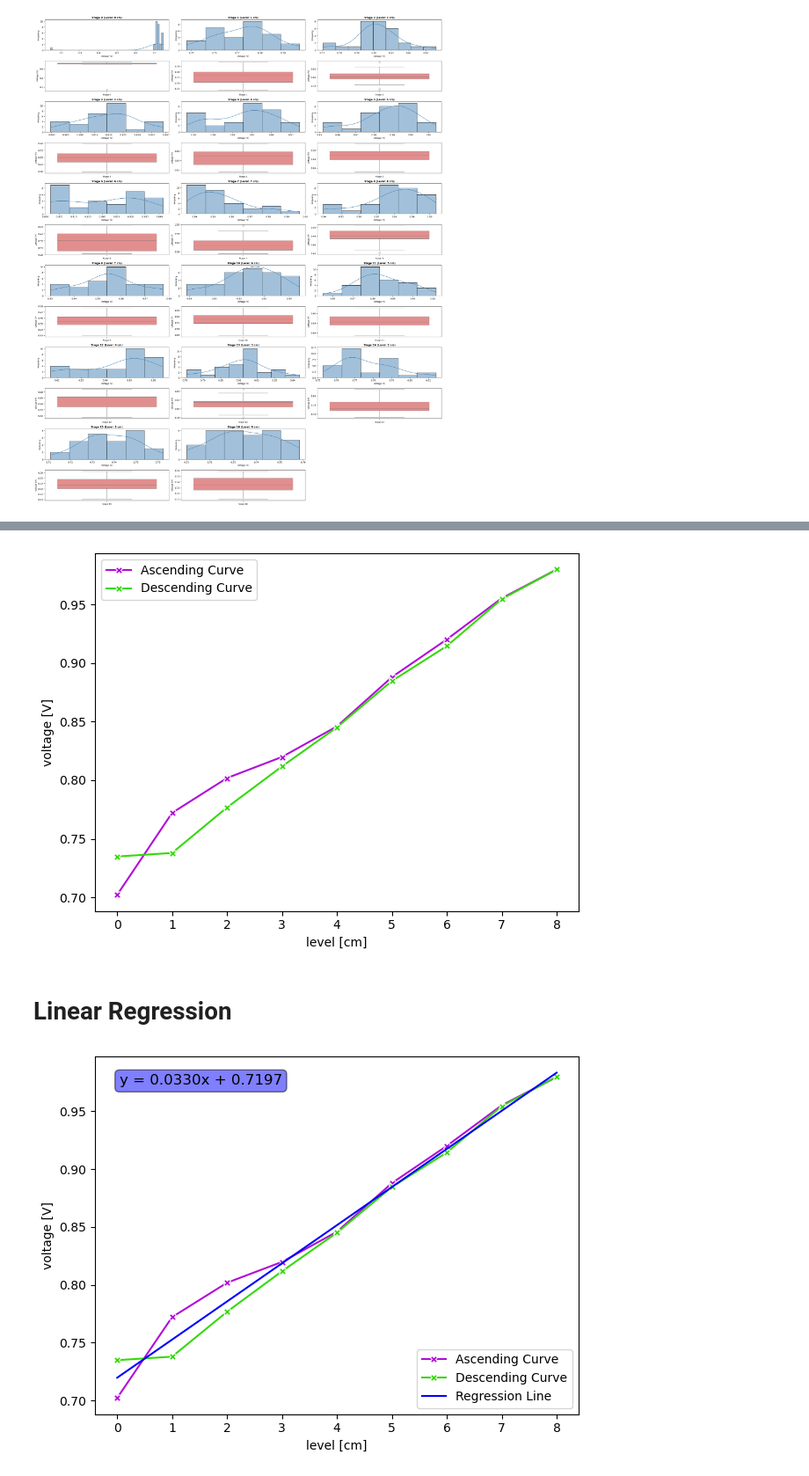
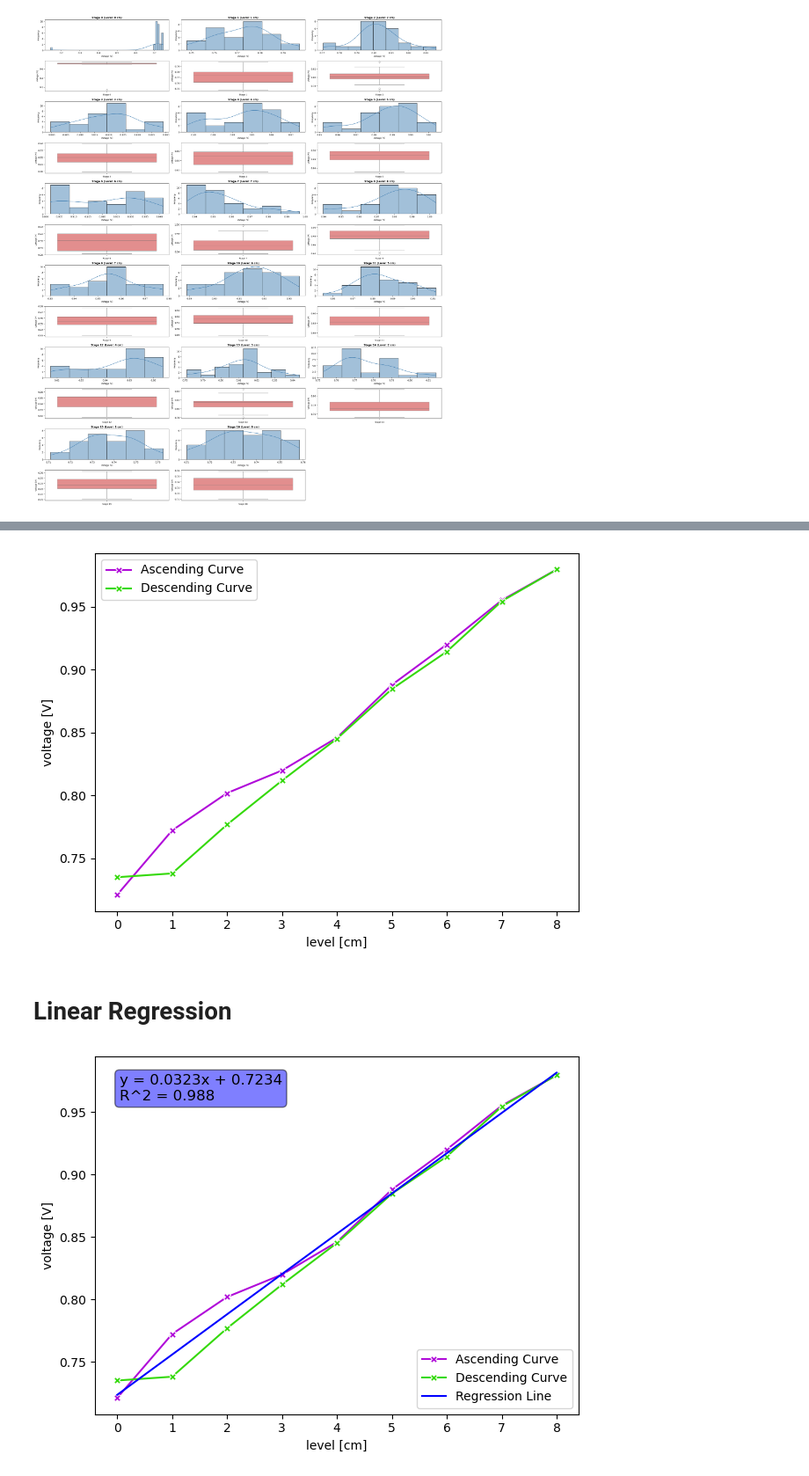
Before and after one commit to dcortesav/sensores-y-actuadores, a Jupyter notebook: lab_1/data_analysis.ipynb, the cells around one changed output, grey strips where cells are left out. Shown at 88% size. Saved outputs shown, nothing was run; the diff lists cells and outputs as text; code cells hidden in the pictures.

Commit message:
added an extra data file and completed the notebook by adding the missing data processing.

```diff
--- a/lab_1/data_analysis.ipynb
+++ b/lab_1/data_analysis.ipynb
@@ -6,7 +6,7 @@ import seaborn as sns
 # %% [markdown]
 # Data Import
 # %%
-df = pd.read_csv("datos.csv")
+df = pd.read_csv("data.csv")
 df.rename(columns={"stage_id":"measurement", "level_cm":"level [cm]", "voltaje_v":"voltage [V]"}, inplace=True)
 df.head()
 # %% [output]
@@ -65,0 +81,2 @@ With the previous analysis it is clear that a measurement error took place durin
+# %%
+df.loc[0,"voltage [V]"] = df[df["measurement"] == 0]["voltage [V]"].mean()
@@ -95,7 +131,7 @@ plt.legend()
 plt.tight_layout()
 plt.show()
 # %% [output]
-[figure, old version]
+[figure, new version]
 # %% [markdown]
 # Linear Regression
 # %%
@@ -108,17 +144,18 @@ reg = LinearRegression().fit(X=X_data, y=y_data)
 # %%
 slope = reg.coef_[0,0]
 intercept = reg.intercept_[0]
-equation = f'y = {slope:.4f}x + {intercept:.4f}'
+r_2 = reg.score(X=X_data, y=y_data)
+equation = f'y = {slope:.4f}x + {intercept:.4f}\nR^2 = {r_2:.3f}'
 
 x_reg = np.linspace(start=0, stop=8, num=100)
 y_reg = slope*x_reg + intercept
 
 print_measurement_curve()
 sns.lineplot(x=x_reg, y=y_reg, label="Regression Line", color="blue")
 plt.text(0.05, 0.95, equation, transform=plt.gca().transAxes, fontsize=12, verticalalignment='top', bbox=dict(boxstyle='round', facecolor='blue', alpha=0.5))
 plt.legend()
 plt.tight_layout()
 plt.show()
 plt.show()
 # %% [output]
-[figure, old version]
+[figure, new version]
```
Also changed, not shown: parts of 10 cells of this notebook, 6 other files.
